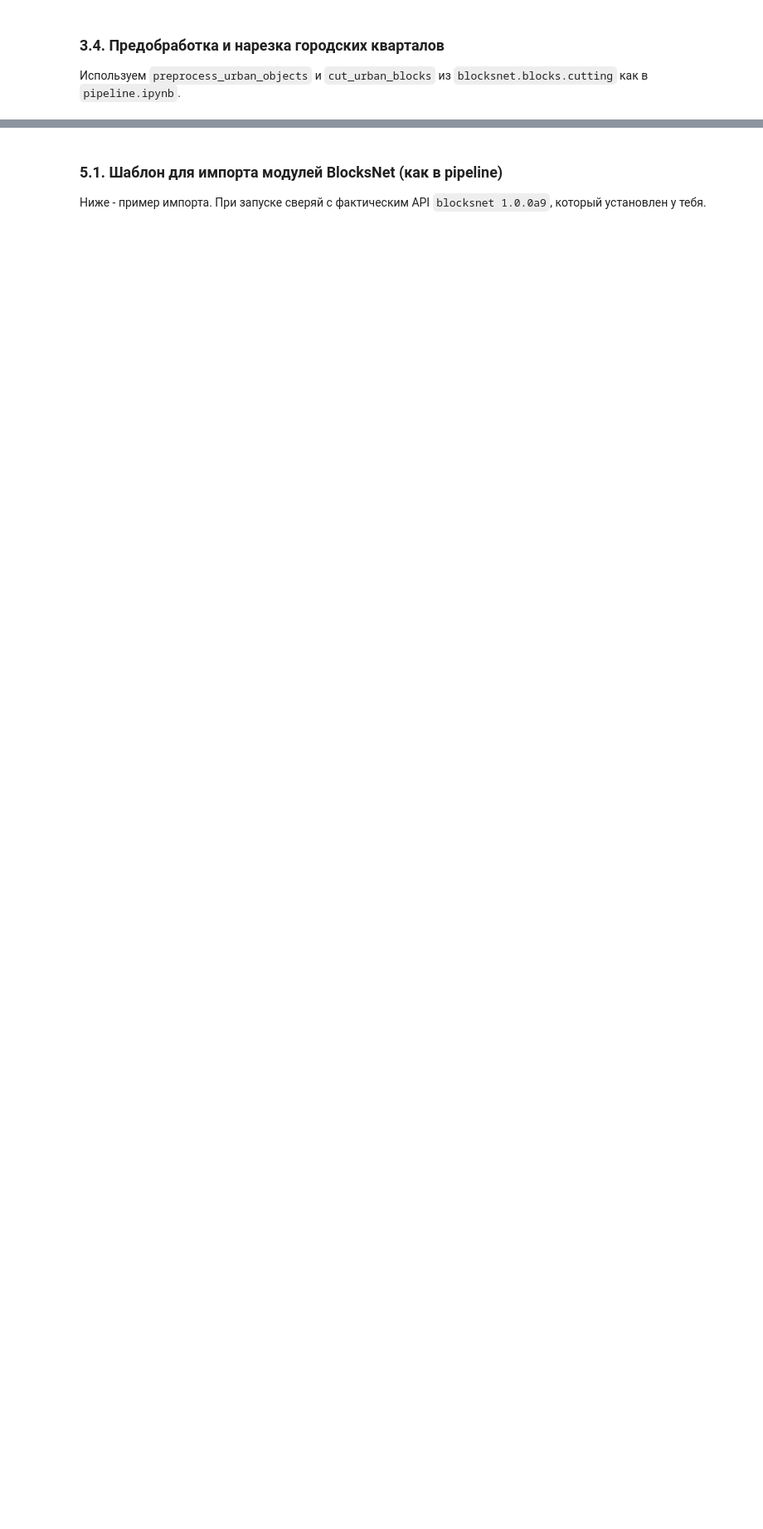
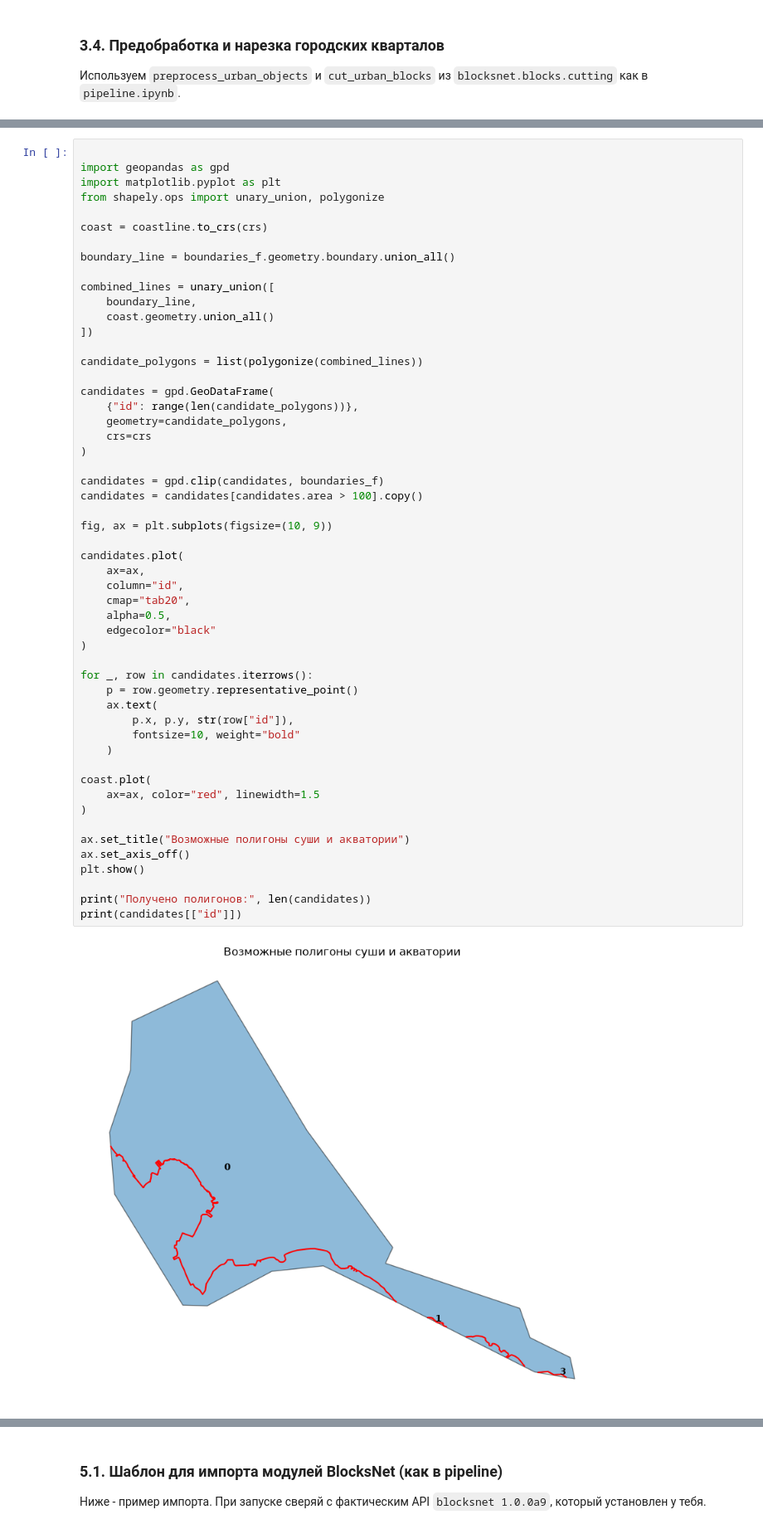
Before and after one commit to Arishka711/urban-ai-practice, a Jupyter notebook: primorsk_blocksnet_pipeline.ipynb, the cells around one changed output, grey strips where cells are left out. Shown at 83% size. Cells and saved outputs as stored; diff of their text form; blank space fills up the shorter version.

```diff
--- a/primorsk_blocksnet_pipeline.ipynb
+++ b/primorsk_blocksnet_pipeline.ipynb
@@ -217,0 +367,55 @@ plt.show()
+# %%
+
+import geopandas as gpd
+import matplotlib.pyplot as plt
+from shapely.ops import unary_union, polygonize
+
+coast = coastline.to_crs(crs)
+
+boundary_line = boundaries_f.geometry.boundary.union_all()
+
+combined_lines = unary_union([
+    boundary_line,
+    coast.geometry.union_all()
+])
+
+candidate_polygons = list(polygonize(combined_lines))
+
+candidates = gpd.GeoDataFrame(
+    {"id": range(len(candidate_polygons))},
+    geometry=candidate_polygons,
+    crs=crs
+)
+
+candidates = gpd.clip(candidates, boundaries_f)
+candidates = candidates[candidates.area > 100].copy()
+
+fig, ax = plt.subplots(figsize=(10, 9))
+
+candidates.plot(
+    ax=ax,
+    column="id",
+    cmap="tab20",
+    alpha=0.5,
+    edgecolor="black"
+)
+
+for _, row in candidates.iterrows():
+    p = row.geometry.representative_point()
+    ax.text(
+        p.x, p.y, str(row["id"]),
+        fontsize=10, weight="bold"
+    )
+
+coast.plot(
+    ax=ax, color="red", linewidth=1.5
+)
+
+ax.set_title("Возможные полигоны суши и акватории")
+ax.set_axis_off()
+plt.show()
+
+print("Получено полигонов:", len(candidates))
+print(candidates[["id"]])
+# %% [output]
+[figure, added]
```
Also changed, not shown: parts of 25 cells of this notebook, 6 other files.
